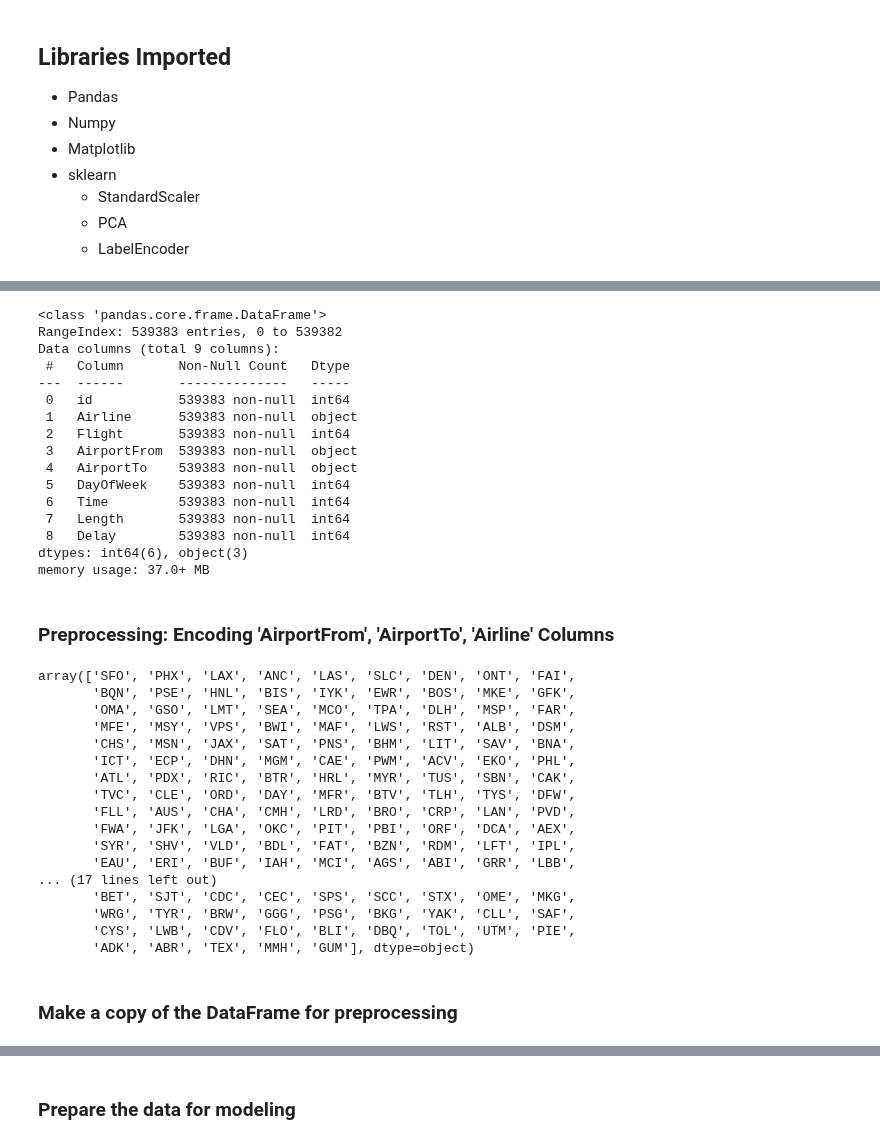
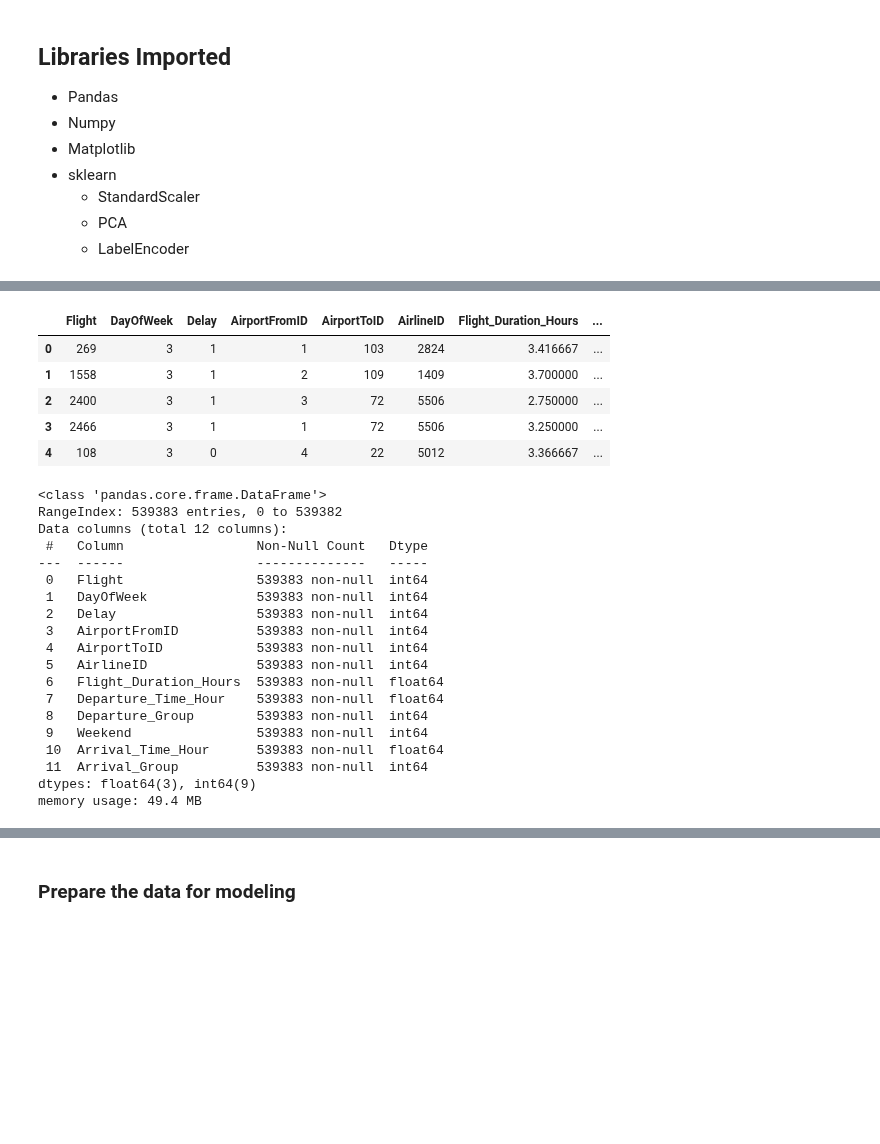
Before and after one commit to stacjstaton/ai-project2-flight-delay-predictions, a Jupyter notebook: example.ipynb, the cells around one changed output, grey strips where cells are left out. Saved outputs shown, nothing was run; the diff lists cells and outputs as text; code cells hidden in the pictures; blank space fills up the shorter version.

```diff
--- a/example.ipynb
+++ b/example.ipynb
@@ -61,44 +44,37 @@ len(df['AirportFrom'].unique())
+# %%
+# Create DataFrame using the feature engineering notebook (recommended)
+encoded_df = pd.read_csv('./data/feature_eng_encoded_airlines.csv')
+encoded_df.head()
+
+# Create DataFrame using the simple encoding notebook (not recommended, but useful for testing if needed)
+# simple_encoded_df = pd.read_csv('./data/simple_encoded_airlines.csv')
+# simple_encoded_df.head()
+# %% [output]
+|  | Flight | DayOfWeek | Delay | AirportFromID | AirportToID | AirlineID | Flight_Duration_Hours | ... |
+| 0 | 269 | 3 | 1 | 1 | 103 | 2824 | 3.416667 | ... |
+| 1 | 1558 | 3 | 1 | 2 | 109 | 1409 | 3.700000 | ... |
+| 2 | 2400 | 3 | 1 | 3 | 72 | 5506 | 2.750000 | ... |
+| 3 | 2466 | 3 | 1 | 1 | 72 | 5506 | 3.250000 | ... |
+| 4 | 108 | 3 | 0 | 4 | 22 | 5012 | 3.366667 | ... |
 # %%
-df.info()
+encoded_df.info()
 # %% [output]
 <class 'pandas.core.frame.DataFrame'>
 RangeIndex: 539383 entries, 0 to 539382
-Data columns (total 9 columns):
- #   Column       Non-Null Count   Dtype
----  ------       --------------   -----
- 0   id           539383 non-null  int64
- 1   Airline      539383 non-null  object
- 2   Flight       539383 non-null  int64
- 3   AirportFrom  539383 non-null  object
- 4   AirportTo    539383 non-null  object
- 5   DayOfWeek    539383 non-null  int64
- 6   Time         539383 non-null  int64
- 7   Length       539383 non-null  int64
- 8   Delay        539383 non-null  int64
-dtypes: int64(6), object(3)
-memory usage: 37.0+ MB
+Data columns (total 12 columns):
+ #   Column                 Non-Null Count   Dtype
+---  ------                 --------------   -----
+ 0   Flight                 539383 non-null  int64
+ 1   DayOfWeek              539383 non-null  int64
+ 2   Delay                  539383 non-null  int64
+ 3   AirportFromID          539383 non-null  int64
+ 4   AirportToID            539383 non-null  int64
+ 5   AirlineID              539383 non-null  int64
+ 6   Flight_Duration_Hours  539383 non-null  float64
+ 7   Departure_Time_Hour    539383 non-null  float64
+ 8   Departure_Group        539383 non-null  int64
+ 9   Weekend                539383 non-null  int64
+ 10  Arrival_Time_Hour      539383 non-null  float64
+ 11  Arrival_Group          539383 non-null  int64
+dtypes: float64(3), int64(9)
+memory usage: 49.4 MB
-# %% [markdown]
-### Preprocessing: Encoding 'AirportFrom', 'AirportTo', 'Airline' Columns
-# %%
-airport_codes = df['AirportFrom'].unique()
-airport_codes
-# %% [output]
-array(['SFO', 'PHX', 'LAX', 'ANC', 'LAS', 'SLC', 'DEN', 'ONT', 'FAI',
-       'BQN', 'PSE', 'HNL', 'BIS', 'IYK', 'EWR', 'BOS', 'MKE', 'GFK',
-       'OMA', 'GSO', 'LMT', 'SEA', 'MCO', 'TPA', 'DLH', 'MSP', 'FAR',
-       'MFE', 'MSY', 'VPS', 'BWI', 'MAF', 'LWS', 'RST', 'ALB', 'DSM',
-       'CHS', 'MSN', 'JAX', 'SAT', 'PNS', 'BHM', 'LIT', 'SAV', 'BNA',
-       'ICT', 'ECP', 'DHN', 'MGM', 'CAE', 'PWM', 'ACV', 'EKO', 'PHL',
-       'ATL', 'PDX', 'RIC', 'BTR', 'HRL', 'MYR', 'TUS', 'SBN', 'CAK',
-       'TVC', 'CLE', 'ORD', 'DAY', 'MFR', 'BTV', 'TLH', 'TYS', 'DFW',
-       'FLL', 'AUS', 'CHA', 'CMH', 'LRD', 'BRO', 'CRP', 'LAN', 'PVD',
-       'FWA', 'JFK', 'LGA', 'OKC', 'PIT', 'PBI', 'ORF', 'DCA', 'AEX',
-       'SYR', 'SHV', 'VLD', 'BDL', 'FAT', 'BZN', 'RDM', 'LFT', 'IPL',
-       'EAU', 'ERI', 'BUF', 'IAH', 'MCI', 'AGS', 'ABI', 'GRR', 'LBB',
-... (17 lines left out)
-       'BET', 'SJT', 'CDC', 'CEC', 'SPS', 'SCC', 'STX', 'OME', 'MKG',
-       'WRG', 'TYR', 'BRW', 'GGG', 'PSG', 'BKG', 'YAK', 'CLL', 'SAF',
-       'CYS', 'LWB', 'CDV', 'FLO', 'BLI', 'DBQ', 'TOL', 'UTM', 'PIE',
-       'ADK', 'ABR', 'TEX', 'MMH', 'GUM'], dtype=object)
-# %% [markdown]
-### Make a copy of the DataFrame for preprocessing
```
Also changed, not shown: parts of 32 cells of this notebook, 17 other files.
